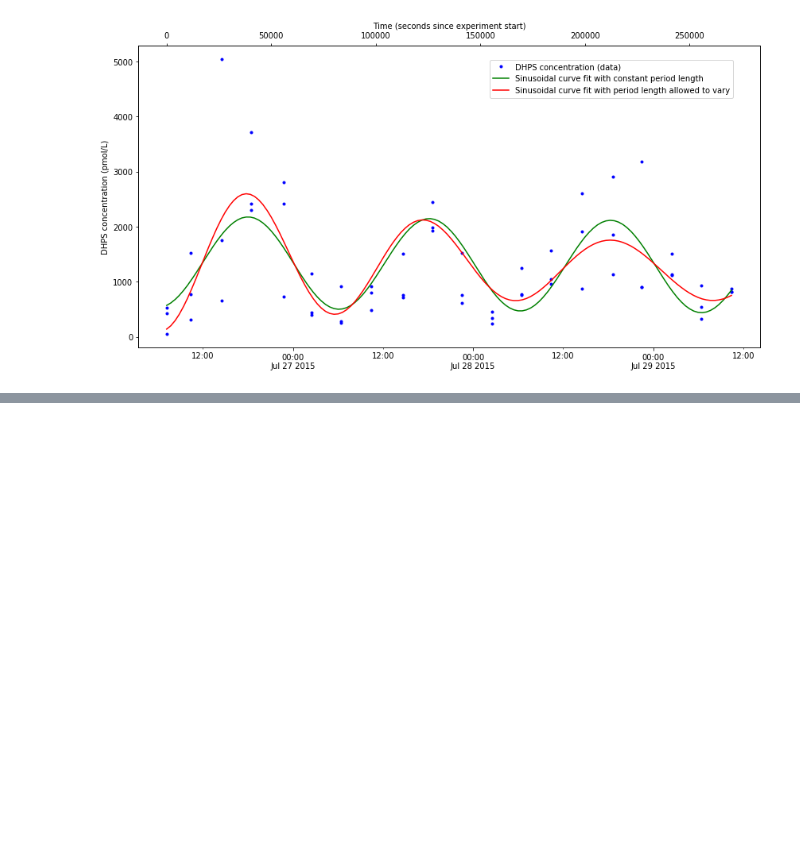
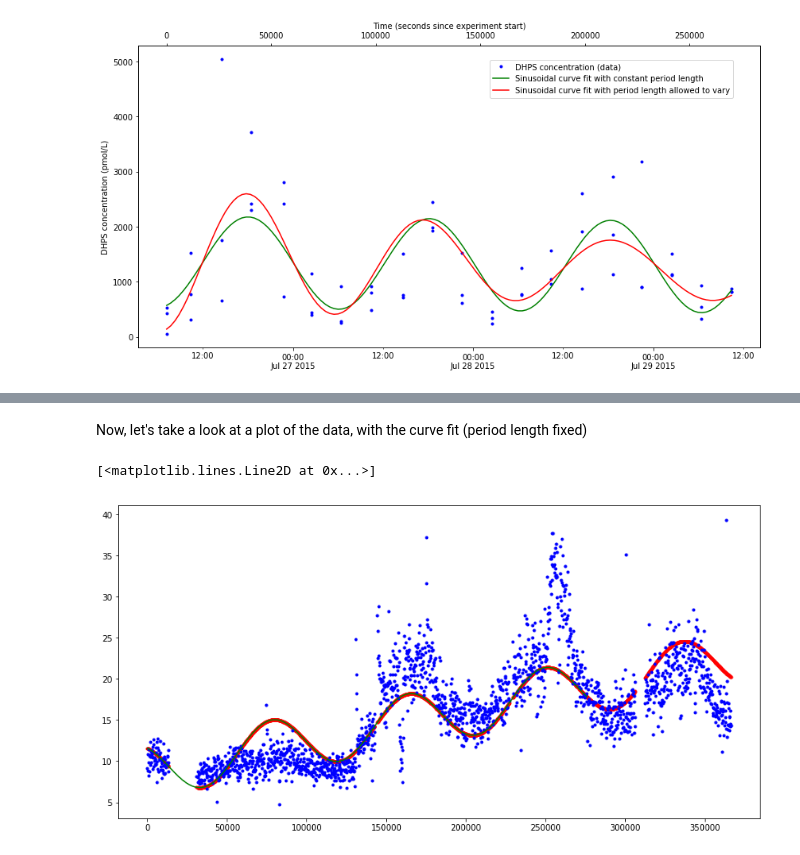
Before and after one commit to jamesrco/DielALOHA, a Jupyter notebook: python3/ALOHAdielCurveFit.ipynb, the cells around one changed output, grey strips where cells are left out. Drawn from its saved outputs; the diff is of its cells as text; code cells hidden in the pictures; blank space fills up the shorter version.

```diff
--- a/python3/ALOHAdielCurveFit.ipynb
+++ b/python3/ALOHAdielCurveFit.ipynb
@@ -379,0 +449,33 @@ plt.rcParams['timezone'] = current_matplotTZ
+# %%
+# define our function, assuming data is sinusoidal over four periods
+
+# function where period is kept constant
+def multWaves_func_samePer_4(x, a, b, c, d, e, f, g, h, i, j, k):
+    return a * (np.sin(2 * np.pi / b * x + c )) + (
+        d * (np.sin(2 * np.pi / b * x + e ))) + (
+        f * (np.sin(2 * np.pi / b * x + g ))) + (
+        h * (np.sin(2 * np.pi / b * x + i ))) + j + k * x
+# a, d, f, h: amplitudes
+# b: period
+# c, e, g, i: phase
+# j: y-offset
+# k: slope of linear trend (if any)
+
+# do the fitting
+popt_samePer, pcov_samePer = curve_fit(multWaves_func_samePer_4, TimestampSeaflow_secFromStart_alt, dielSeaFlow.trunc['Sum of Cbiomass_ug.L'], bounds=(
+    [-100000, 50000, -100000, -100000, -100000, -100000, -100000, -100000, -100000, -100000, -100000], (
+        [150000, 100000, 150000, 150000, 150000, 150000, 150000, 150000, 150000, 150000, 15000])))
+
+# output results, and some diagnostics
+print("Parameter fits for model where length of period (2nd value) is kept constant:")
+display(popt_samePer)
+print("R-squared of fit:")
+residuals_samePer = dielSeaFlow.trunc['Sum of Cbiomass_ug.L'] - multWaves_func_samePer_4(TimestampSeaflow_secFromStart_alt, *popt_samePer)
+ss_res_samePer = np.sum(residuals_samePer**2)
+ss_tot_samePer = np.sum((dielSeaFlow.trunc['Sum of Cbiomass_ug.L']-np.mean(dielSeaFlow.trunc['Sum of Cbiomass_ug.L']))**2)
+r_squared_samePer = 1 - (ss_res_samePer / ss_tot_samePer)
+display(r_squared_samePer)
+# calculate the uncertainties in our coefficients
+print("Parameter uncertainties (1 sigma):")
+perr_samePer = np.sqrt(np.diag(pcov_samePer))
+display(perr_samePer)
@@ -379,0 +493,12 @@ plt.rcParams['timezone'] = current_matplotTZ
+# %% [markdown]
+Now, let's take a look at a plot of the data, with the curve fit (period length fixed)
+# %%
+fig = plt.figure(figsize=(14, 7))
+
+plt.plot(TimestampSeaflow_secFromStart_alt, multWaves_func_samePer_4(TimestampSeaflow_secFromStart_alt, *popt_samePer), 'r.')
+plt.plot(TimestampSeaflow_secFromStart_alt, dielSeaFlow.trunc['Sum of Cbiomass_ug.L'], 'b.')
+plt.plot(pandas.Series(list(range(0, int(TimestampSeaflow_secFromStart_alt[len(TimestampSeaflow_secFromStart_alt)-1]), 2000))), multWaves_func_samePer_4(
+   pandas.Series(list(range(0, int(TimestampSeaflow_secFromStart_alt[len(TimestampSeaflow_secFromStart_alt)-1]), 2000))), *popt_samePer), 'g-')
+# %% [output]
+[<matplotlib.lines.Line2D at 0x...>]
+[figure, added]
```
Also changed, not shown: parts of 17 cells of this notebook.
